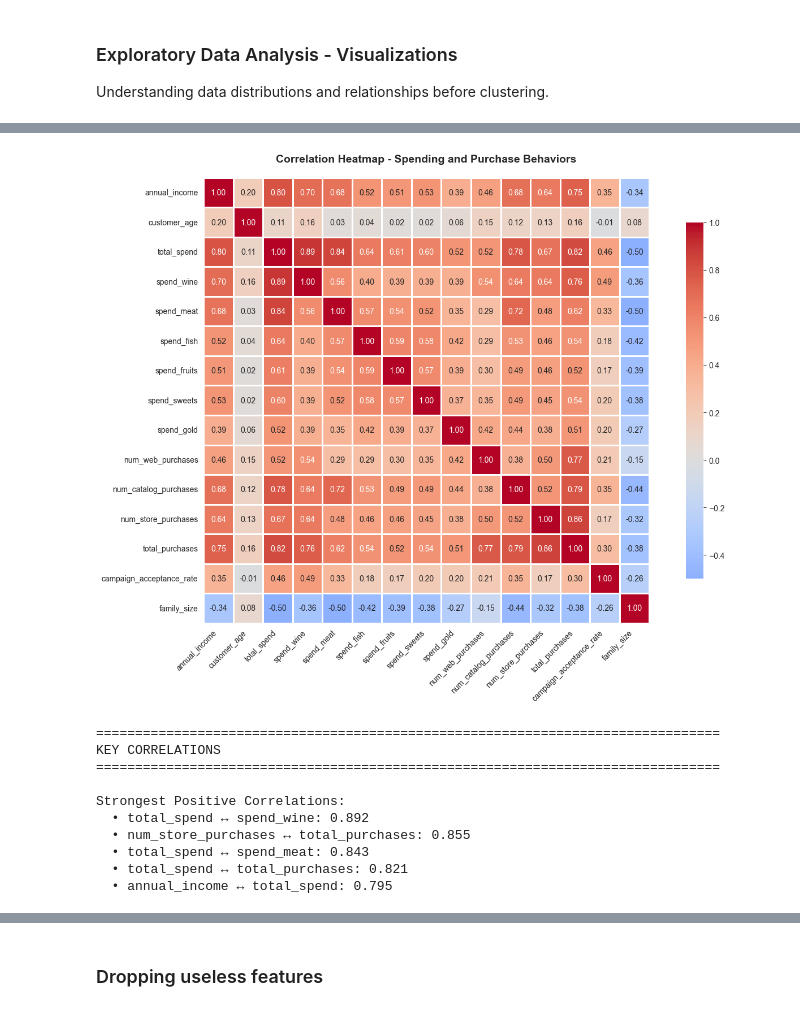
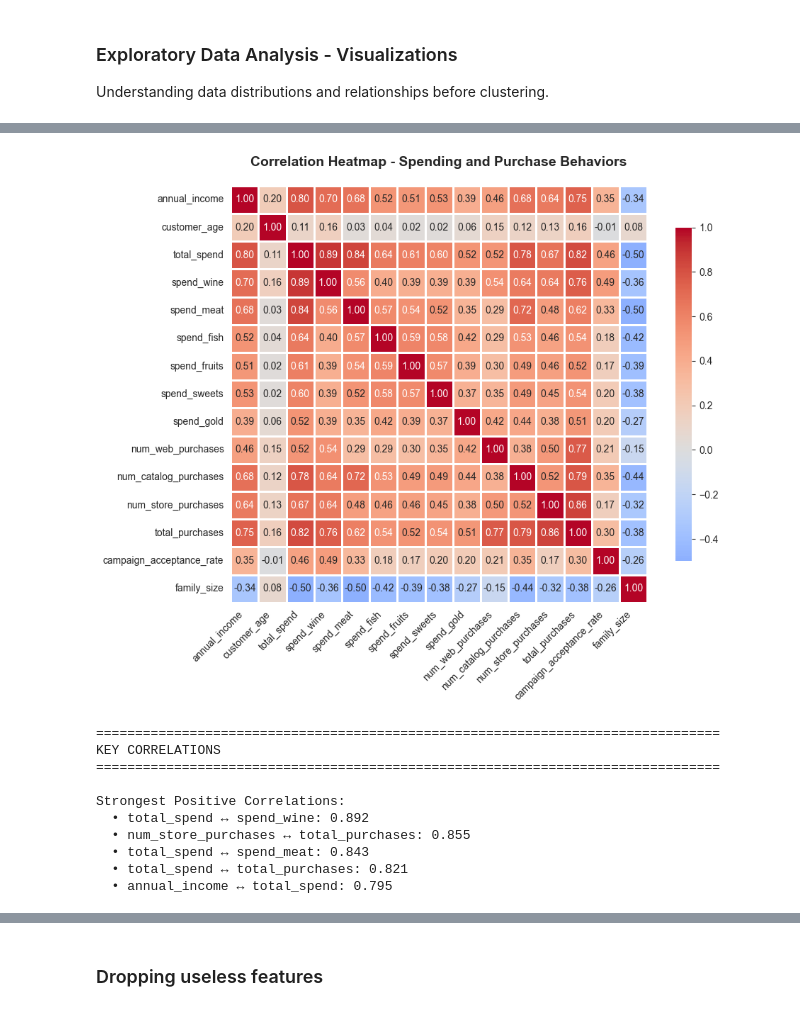
Before and after one commit to yousefwael0/RetailSegmentation, a Jupyter notebook: RetailBuyerSegmentation.ipynb, the cells around one changed output, grey strips where cells are left out. Saved outputs shown, nothing was run; the diff lists cells and outputs as text; code cells hidden in the pictures.

```diff
--- a/RetailBuyerSegmentation.ipynb
+++ b/RetailBuyerSegmentation.ipynb
@@ -264,10 +264,10 @@ new_cols.extend(['customer_tenure_days', 'signup_date_parsed'])
 # Spending aggregations
 spending_cols = ['spend_wine', 'spend_fruits', 'spend_meat', 'spend_fish', 'spend_sweets', 'spend_gold']
 df['total_spend'] = df[spending_cols].sum(axis=1)
-df['avg_spend_per_category'] = df[spending_cols].mean(axis=1)
+df['avg_spend'] = df[spending_cols].mean(axis=1)
 df['spend_wine_ratio'] = df['spend_wine'] / (df['total_spend'] + 1)  # Safety to Avoid division by zero
 df['spend_meat_ratio'] = df['spend_meat'] / (df['total_spend'] + 1)
-new_cols.extend(['total_spend', 'avg_spend_per_category', 'spend_wine_ratio', 'spend_meat_ratio'])
+new_cols.extend(['total_spend', 'avg_spend', 'spend_wine_ratio', 'spend_meat_ratio'])
 
 # Channel preferences
 channel_cols = ['num_web_purchases', 'num_catalog_purchases', 'num_store_purchases']
@@ -476,35 +476,35 @@ corr_cols = [
 # Calculate correlation matrix
 correlation_matrix = df[corr_cols].corr()
 
 # Create heatmap
-plt.figure(figsize=(14, 10))
+plt.figure(figsize=(10, 8))
 sns.heatmap(correlation_matrix, annot=True, fmt='.2f', cmap='coolwarm',
             center=0, square=True, linewidths=1, cbar_kws={"shrink": 0.8})
 plt.title('Correlation Heatmap - Spending and Purchase Behaviors',
           fontsize=14, fontweight='bold', pad=20)
 plt.xticks(rotation=45, ha='right')
 plt.yticks(rotation=0)
 plt.tight_layout()
 plt.show()
 
 print("\n" + "="*80)
 print("KEY CORRELATIONS")
 print("="*80)
 print("\nStrongest Positive Correlations:")
 # Find top 5 correlations (excluding diagonal)
 corr_pairs = []
 for i in range(len(correlation_matrix.columns)):
     for j in range(i+1, len(correlation_matrix.columns)):
         corr_pairs.append((
             correlation_matrix.columns[i],
             correlation_matrix.columns[j],
             correlation_matrix.iloc[i, j]
         ))
 corr_pairs.sort(key=lambda x: abs(x[2]), reverse=True)
 for feat1, feat2, corr_val in corr_pairs[:5]:
     print(f"  • {feat1} ↔ {feat2}: {corr_val:.3f}")
 # %% [output]
-[figure, old version]
+[figure, new version]
 ================================================================================
 KEY CORRELATIONS
 ================================================================================
```
Also changed, not shown: parts of 10 cells of this notebook, 4 other files.
